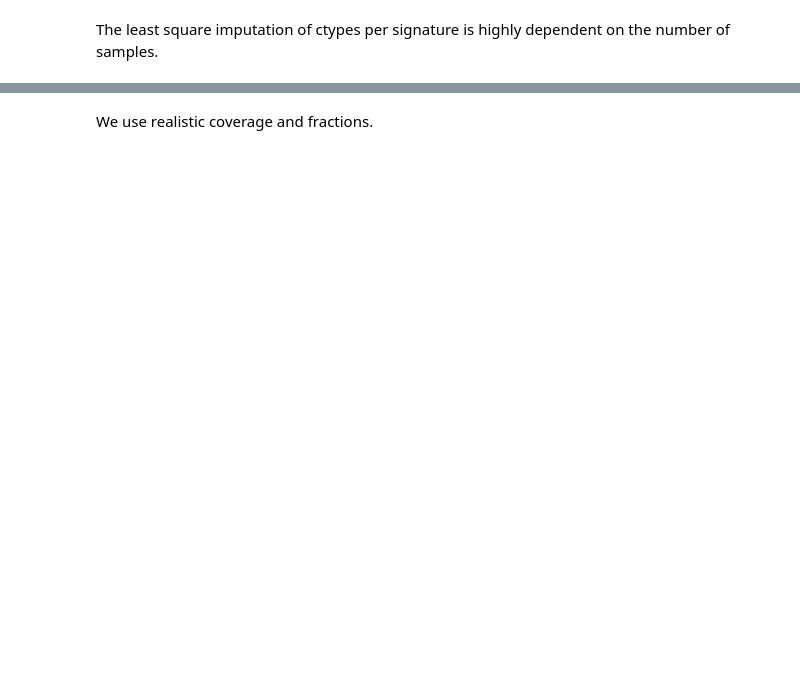
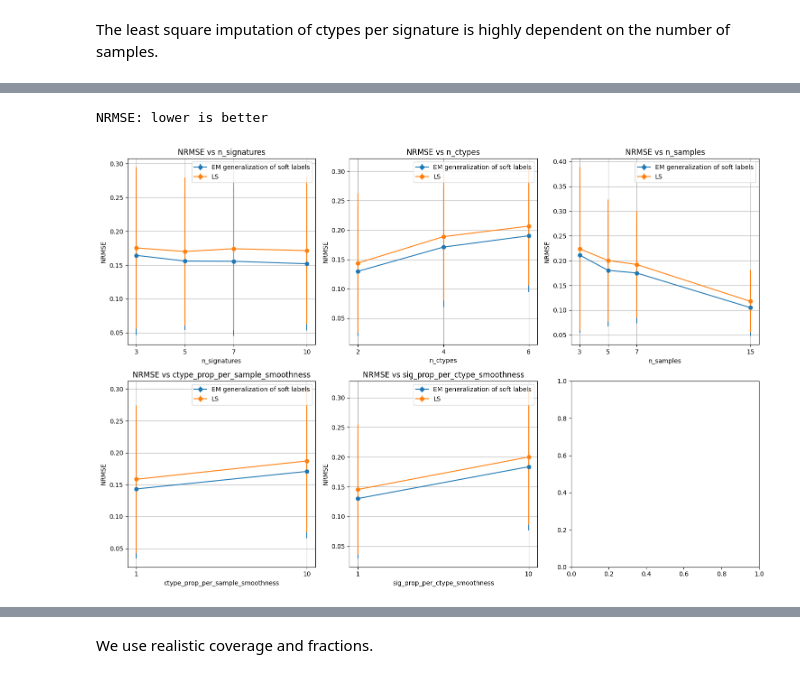
Before and after one commit to CompEpigen/syto, a Jupyter notebook: EDA/extract_soft_labels_from_noisy_samples/extract_ctypes_from_noisy_labels.ipynb, the cells around one changed output, grey strips where cells are left out. Saved outputs shown, nothing was run; the diff lists cells and outputs as text; code cells hidden in the pictures; blank space fills up the shorter version.

```diff
--- a/EDA/extract_soft_labels_from_noisy_samples/extract_ctypes_from_noisy_labels.ipynb
+++ b/EDA/extract_soft_labels_from_noisy_samples/extract_ctypes_from_noisy_labels.ipynb
@@ -218,0 +709,37 @@ plt.show()
+# %%
+# plot a 2x3 grid of EM and LS NRMSE means and stds for the 5 grids
+fig, axes = plt.subplots(2, 3, figsize=(15, 10))
+axes = axes.flatten()
+for idx, (param_name, param_values) in enumerate(grids.items()):
+    em_nrmse_means = []
+    em_nrmse_stds = []
+    ls_nrmse_means = []
+    ls_nrmse_stds = []
+    for param_value in param_values:
+        subset = results_df.xs(param_value, level=param_name)
+        em_nrmse_means.append(subset["em_nrmse"].mean())
+        em_nrmse_stds.append(subset["em_nrmse"].std())
+        ls_nrmse_means.append(subset["ls_nrmse"].mean())
+        ls_nrmse_stds.append(subset["ls_nrmse"].std())
+    axes[idx].errorbar(
+        param_values,
+        em_nrmse_means,
+        yerr=em_nrmse_stds,
+        label="EM generalization of soft labels",
+        marker="o",
+    )
+    axes[idx].errorbar(
+        param_values, ls_nrmse_means, yerr=ls_nrmse_stds, label="LS", marker="o"
+    )
+    axes[idx].set_xlabel(param_name)
+    axes[idx].grid(True)
+    axes[idx].set_xticks(param_values)
+    axes[idx].set_ylabel("NRMSE")
+    axes[idx].set_title(f"NRMSE vs {param_name}")
+    axes[idx].legend()
+plt.tight_layout()
+print("NRMSE: lower is better")
+plt.show()
+# %% [output]
+NRMSE: lower is better
+[figure, added]
```
Also changed, not shown: parts of 40 cells of this notebook, 2 other files.
